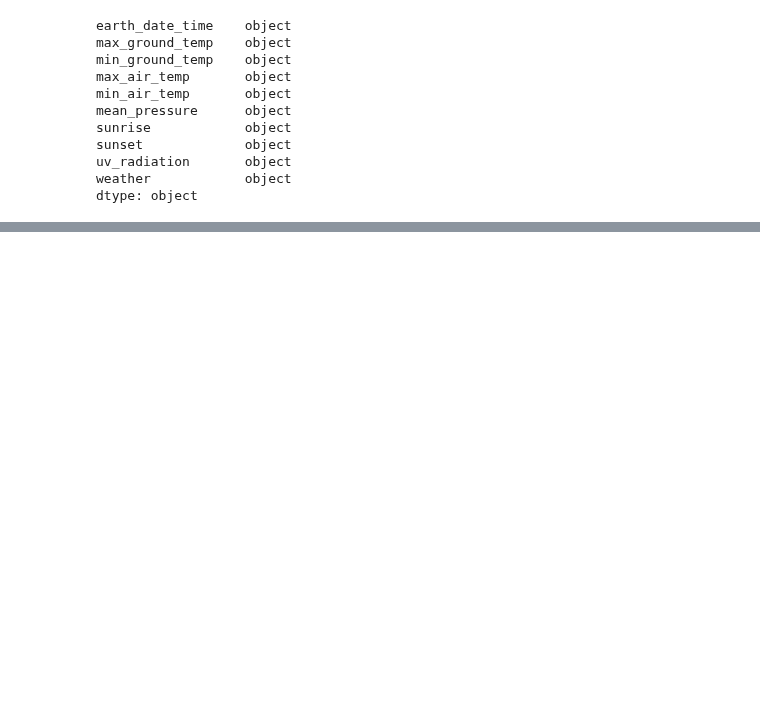
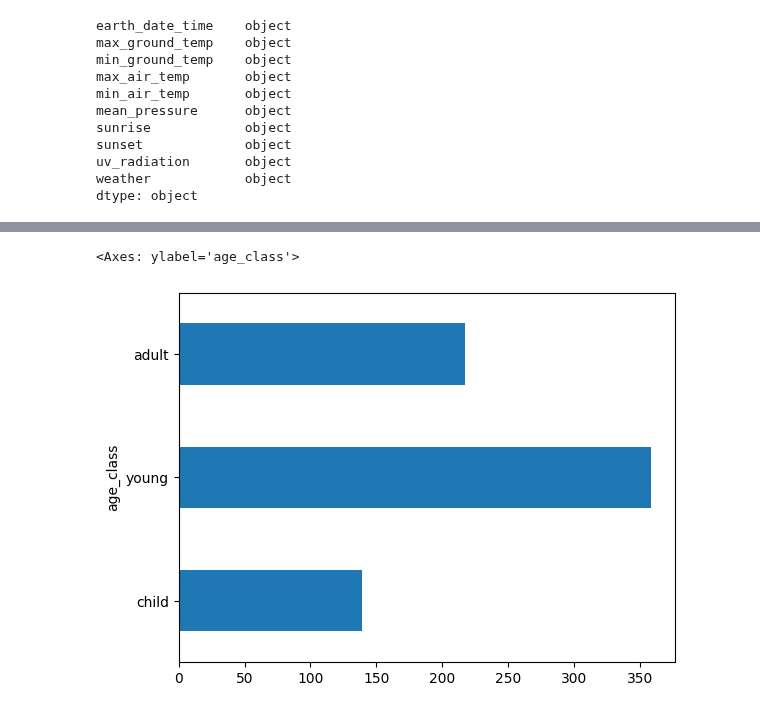
Before and after one commit to juneedpk/vscode-jupyter, a Jupyter notebook: tips_pandas.ipynb, the cells around one changed output, grey strips where cells are left out. Drawn from its saved outputs; the diff is of its cells as text; code cells hidden in the pictures; blank space fills up the shorter version.

```diff
--- a/tips_pandas.ipynb
+++ b/tips_pandas.ipynb
@@ -342,0 +392,2 @@ dtype: object
+# %%
+ti['age_class']=pd.cut(ti.age,bins=[0,18,35,99],labels=['child','young','adult'])
@@ -342,0 +403,5 @@ dtype: object
+# %%
+ti.groupby('age_class').survived.count().plot(kind='barh')
+# %% [output]
+<Axes: ylabel='age_class'>
+[figure, added]
```
Also changed, not shown: parts of 14 cells of this notebook.
